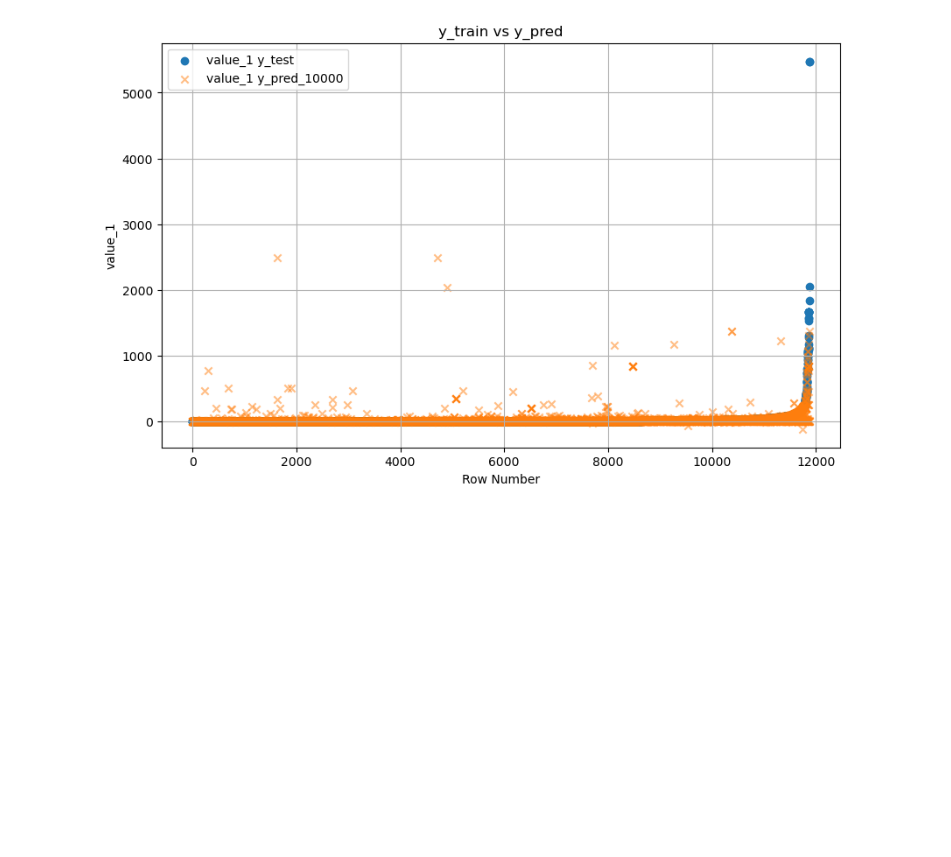
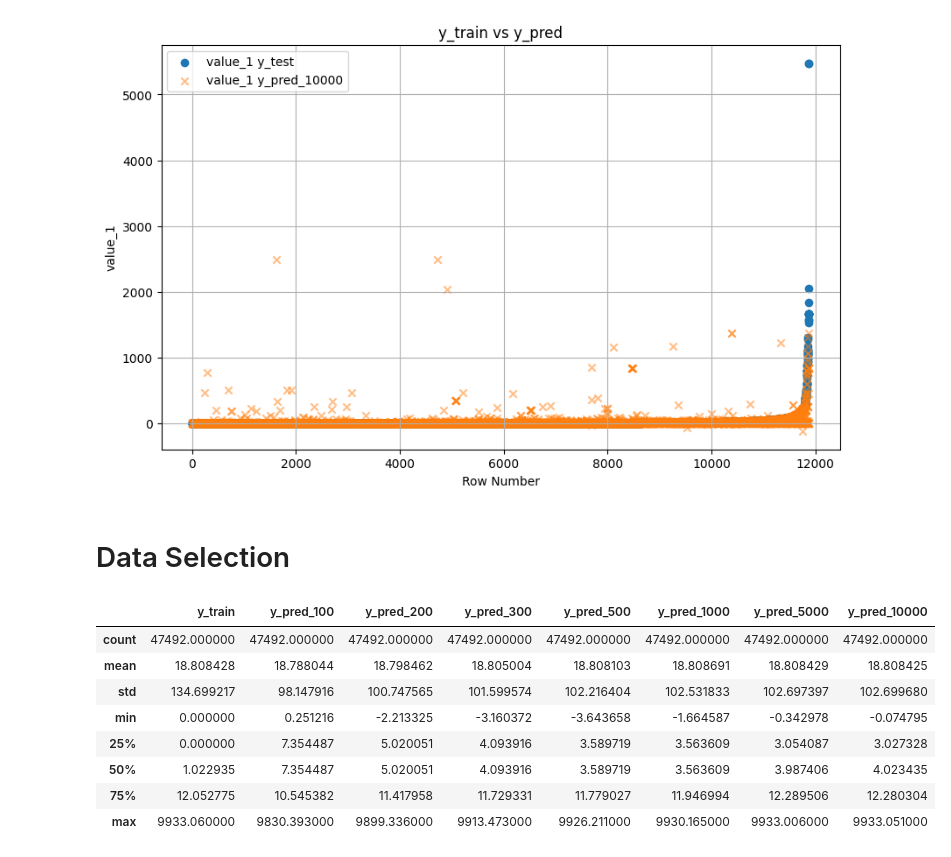
Before and after one commit to munif/epi-thesis, a Jupyter notebook: workflow/05_xgboost_with_train_test/Visualization.ipynb, the cells around one changed output. Cells and saved outputs as stored; diff of their text form; code cells hidden in the pictures; blank space fills up the shorter version.

```diff
--- a/workflow/05_xgboost_with_train_test/Visualization.ipynb
+++ b/workflow/05_xgboost_with_train_test/Visualization.ipynb
@@ -304,3 +304,17 @@ plotting(y_test, 'y_test', 'y_pred_5000')
 plotting(y_test, 'y_test', 'y_pred_10000')
 # %% [output]
 [figure]
+# %% [markdown]
+# Data Selection
+# %%
+y.describe()
+# %% [output]
+|  | y_train | y_pred_100 | y_pred_200 | y_pred_300 | y_pred_500 | y_pred_1000 | y_pred_5000 | y_pred_10000 |
+| count | 47492.000000 | 47492.000000 | 47492.000000 | 47492.000000 | 47492.000000 | 47492.000000 | 47492.000000 | 47492.000000 |
+| mean | 18.808428 | 18.788044 | 18.798462 | 18.805004 | 18.808103 | 18.808691 | 18.808429 | 18.808425 |
+| std | 134.699217 | 98.147916 | 100.747565 | 101.599574 | 102.216404 | 102.531833 | 102.697397 | 102.699680 |
+| min | 0.000000 | 0.251216 | -2.213325 | -3.160372 | -3.643658 | -1.664587 | -0.342978 | -0.074795 |
+| 25% | 0.000000 | 7.354487 | 5.020051 | 4.093916 | 3.589719 | 3.563609 | 3.054087 | 3.027328 |
+| 50% | 1.022935 | 7.354487 | 5.020051 | 4.093916 | 3.589719 | 3.563609 | 3.987406 | 4.023435 |
+| 75% | 12.052775 | 10.545382 | 11.417958 | 11.729331 | 11.779027 | 11.946994 | 12.289506 | 12.280304 |
+| max | 9933.060000 | 9830.393000 | 9899.336000 | 9913.473000 | 9926.211000 | 9930.165000 | 9933.006000 | 9933.051000 |
```
Also changed, not shown: parts of 20 cells of this notebook, 50 other files.
